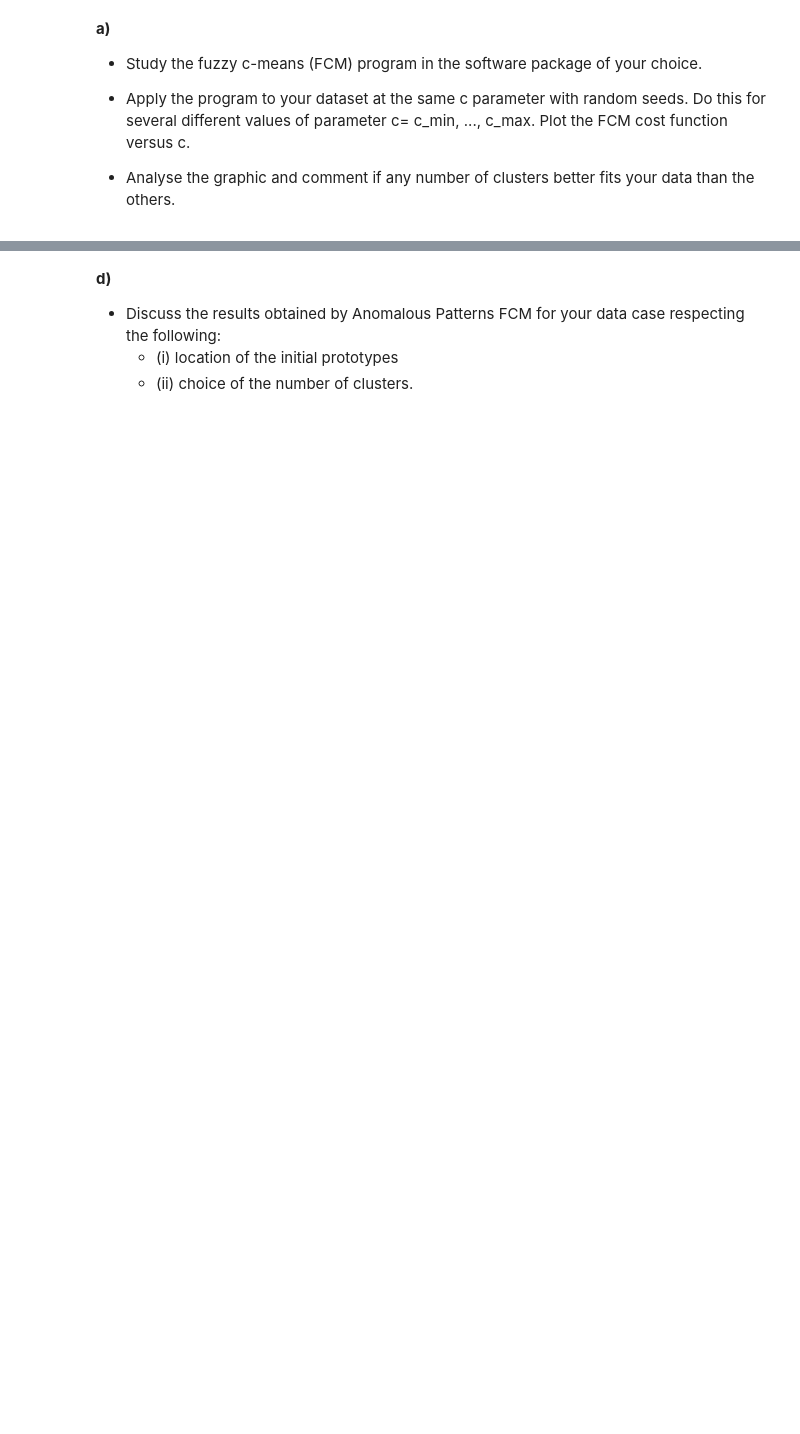
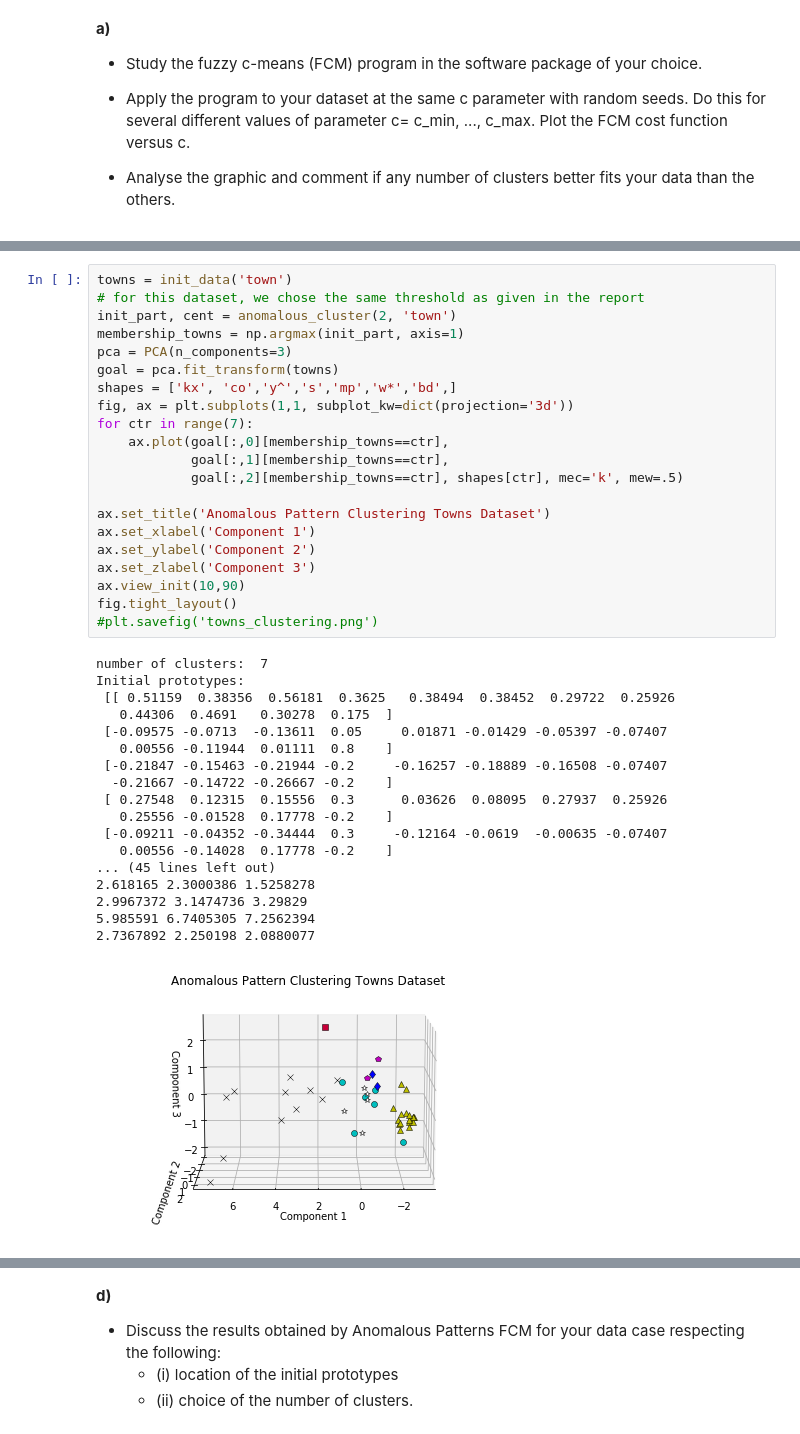
Before and after one commit to oranium/datamining, a Jupyter notebook: PAD_Project_SVD.ipynb, the cells around one changed output, grey strips where cells are left out. Saved outputs shown, nothing was run; the diff lists cells and outputs as text; blank space fills up the shorter version.

```diff
--- a/PAD_Project_SVD.ipynb
+++ b/PAD_Project_SVD.ipynb
@@ -583,0 +713,40 @@ def anomalous_cluster(threshold):
+# %%
+towns = init_data('town')
+# for this dataset, we chose the same threshold as given in the report
+init_part, cent = anomalous_cluster(2, 'town')
+membership_towns = np.argmax(init_part, axis=1)
+pca = PCA(n_components=3)
+goal = pca.fit_transform(towns)
+shapes = ['kx', 'co','y^','s','mp','w*','bd',]
+fig, ax = plt.subplots(1,1, subplot_kw=dict(projection='3d'))
+for ctr in range(7):
+    ax.plot(goal[:,0][membership_towns==ctr],
+            goal[:,1][membership_towns==ctr],
+            goal[:,2][membership_towns==ctr], shapes[ctr], mec='k', mew=.5)
+
+ax.set_title('Anomalous Pattern Clustering Towns Dataset')
+ax.set_xlabel('Component 1')
+ax.set_ylabel('Component 2')
+ax.set_zlabel('Component 3')
+ax.view_init(10,90)
+fig.tight_layout()
+#plt.savefig('towns_clustering.png')
+# %% [output]
+number of clusters:  7
+Initial prototypes:
+ [[ 0.51159  0.38356  0.56181  0.3625   0.38494  0.38452  0.29722  0.25926
+   0.44306  0.4691   0.30278  0.175  ]
+ [-0.09575 -0.0713  -0.13611  0.05     0.01871 -0.01429 -0.05397 -0.07407
+   0.00556 -0.11944  0.01111  0.8    ]
+ [-0.21847 -0.15463 -0.21944 -0.2     -0.16257 -0.18889 -0.16508 -0.07407
+  -0.21667 -0.14722 -0.26667 -0.2    ]
+ [ 0.27548  0.12315  0.15556  0.3      0.03626  0.08095  0.27937  0.25926
+   0.25556 -0.01528  0.17778 -0.2    ]
+ [-0.09211 -0.04352 -0.34444  0.3     -0.12164 -0.0619  -0.00635 -0.07407
+   0.00556 -0.14028  0.17778 -0.2    ]
+... (45 lines left out)
+2.618165 2.3000386 1.5258278
+2.9967372 3.1474736 3.29829
+5.985591 6.7405305 7.2562394
+2.7367892 2.250198 2.0880077
+[figure, added]
```
Also changed, not shown: parts of 26 cells of this notebook, 2 other files.
